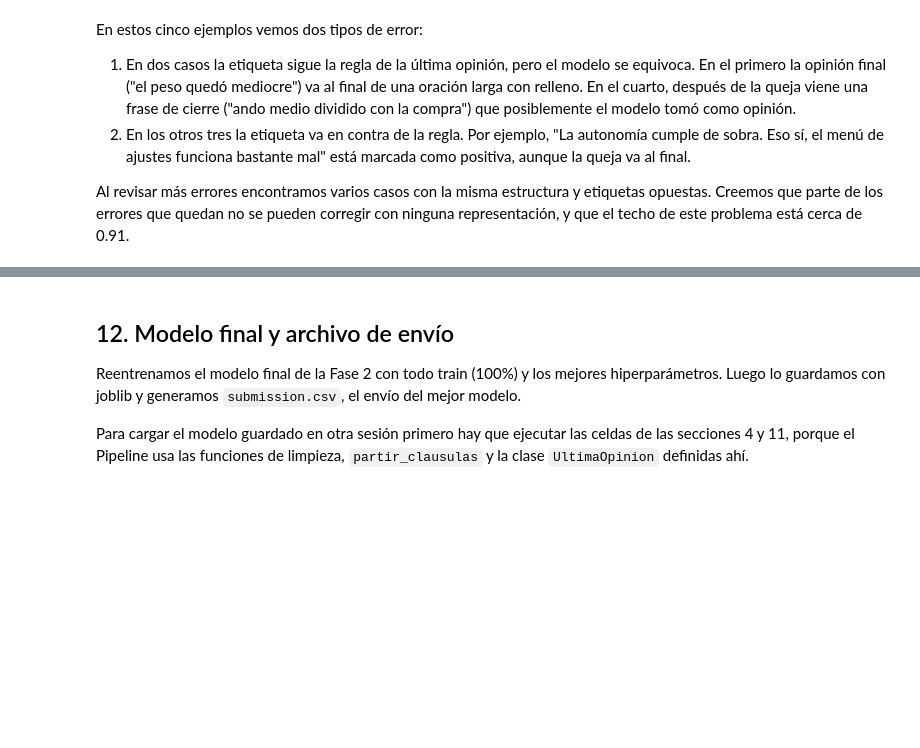
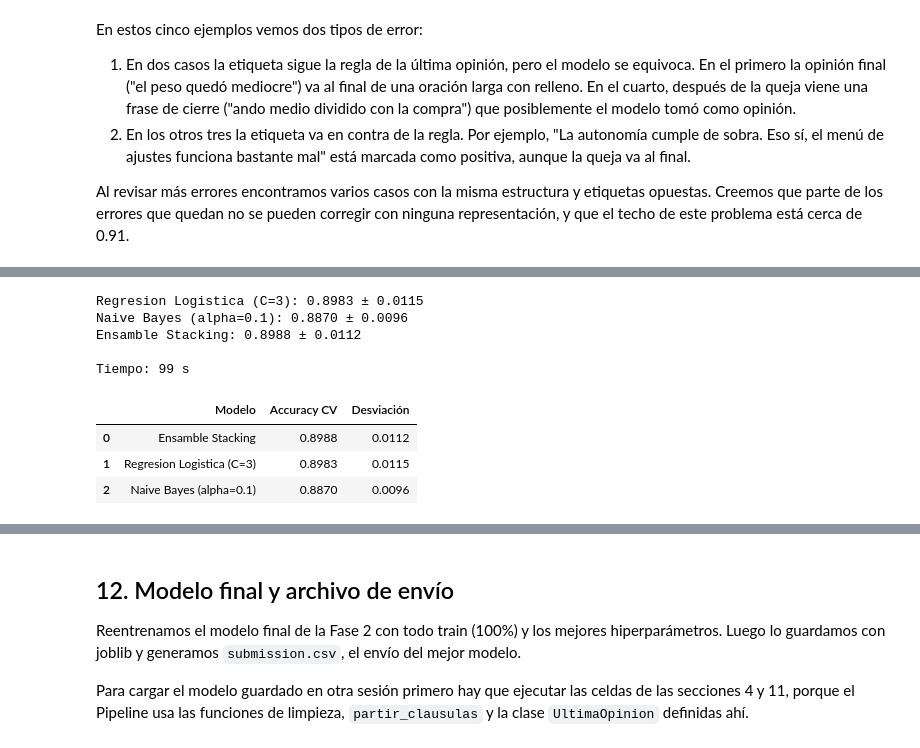
Before and after one commit to nreyl/ML-P1-G29, a Jupyter notebook: Proyecto_P1_G29.ipynb, the cells around one changed output, grey strips where cells are left out. Saved outputs shown, nothing was run; the diff lists cells and outputs as text; code cells hidden in the pictures; blank space fills up the shorter version.

```diff
--- a/Proyecto_P1_G29.ipynb
+++ b/Proyecto_P1_G29.ipynb
@@ -1037,0 +1042,47 @@ Al revisar más errores encontramos varios casos con la misma estructura y etiqu
+# %%
+# Comparación de modelos y Ensamble Stacking sobre la Fase 2
+
+from sklearn.ensemble import StackingClassifier
+
+# Usamos la misma representación optimizada de la Fase 2
+pipeline_base = grid_final.best_estimator_
+
+modelos_curso = {
+    'Regresion Logistica (C=3)': LogisticRegression(C=3, max_iter=5000),
+    'Naive Bayes (alpha=0.1)': MultinomialNB(alpha=0.1),
+    'Ensamble Stacking': StackingClassifier(
+        estimators=[
+            ('lr', LogisticRegression(C=3, max_iter=5000)),
+            ('nb', MultinomialNB(alpha=0.1)),
+        ],
+        final_estimator=LogisticRegression(max_iter=5000),  # modelo de segundo nivel que decide finalmente
+        cv=5
+    ),
+}
+
+resultados_modelos_fase2 = []
+inicio = time.time()
+
+for nombre, clf in modelos_curso.items():
+    pipe_eval = clone(pipeline_base).set_params(modelo=clf)
+    scores = cross_val_score(pipe_eval, X_train, y_train, cv=cv, scoring='accuracy', n_jobs=-1)
+
+    resultados_modelos_fase2.append({
+        'Modelo': nombre,
+        'Accuracy CV': scores.mean(),
+        'Desviación': scores.std(),
+    })
+    print(f'{nombre}: {scores.mean():.4f} ± {scores.std():.4f}')
+
+print(f'\nTiempo: {time.time() - inicio:.0f} s')
+pd.DataFrame(resultados_modelos_fase2).sort_values('Accuracy CV', ascending=False).reset_index(drop=True).round(4)
+# %% [output]
+Regresion Logistica (C=3): 0.8983 ± 0.0115
+Naive Bayes (alpha=0.1): 0.8870 ± 0.0096
+Ensamble Stacking: 0.8988 ± 0.0112
+
+Tiempo: 99 s
+|  | Modelo | Accuracy CV | Desviación |
+| 0 | Ensamble Stacking | 0.8988 | 0.0112 |
+| 1 | Regresion Logistica (C=3) | 0.8983 | 0.0115 |
+| 2 | Naive Bayes (alpha=0.1) | 0.8870 | 0.0096 |
```
Also changed, not shown: parts of 24 cells of this notebook, 1 other file.
